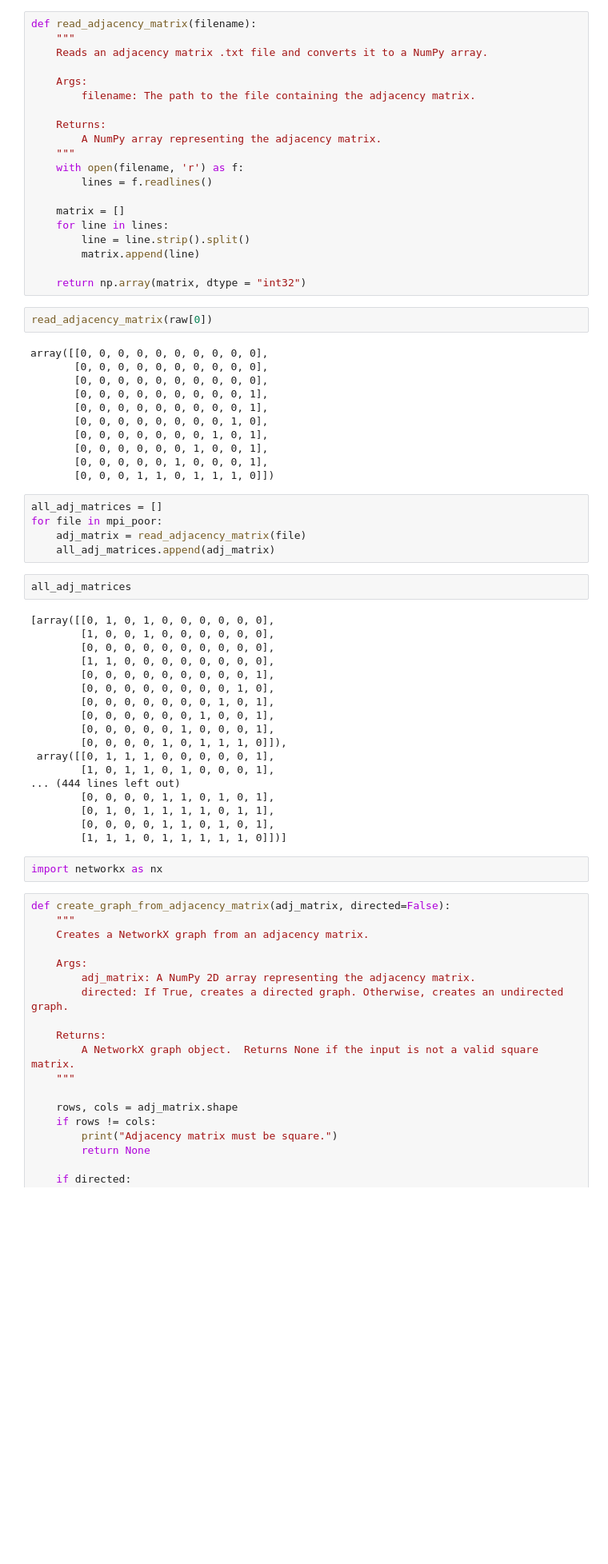
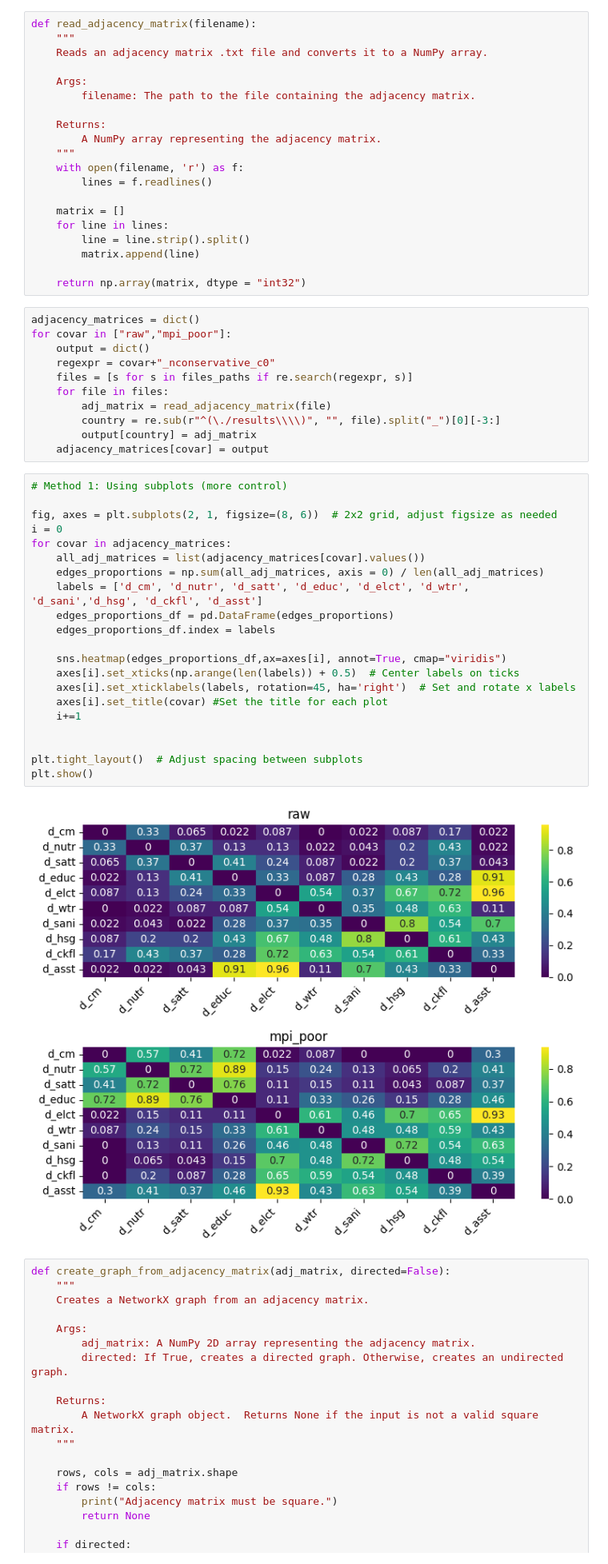
Before and after one commit to girelaignacio/DiscreteMarkovNetworkMPI, a Jupyter notebook: analysis_of_results.ipynb, the cells around one changed output. Shown at 80% size. Saved outputs shown, nothing was run; the diff lists cells and outputs as text; blank space fills up the shorter version.

```diff
--- a/analysis_of_results.ipynb
+++ b/analysis_of_results.ipynb
@@ -72,46 +32,40 @@ def read_adjacency_matrix(filename):
         matrix.append(line)
 
     return np.array(matrix, dtype = "int32")
-# %%
-read_adjacency_matrix(raw[0])
-# %% [output]
-array([[0, 0, 0, 0, 0, 0, 0, 0, 0, 0],
-       [0, 0, 0, 0, 0, 0, 0, 0, 0, 0],
-       [0, 0, 0, 0, 0, 0, 0, 0, 0, 0],
-       [0, 0, 0, 0, 0, 0, 0, 0, 0, 1],
-       [0, 0, 0, 0, 0, 0, 0, 0, 0, 1],
-       [0, 0, 0, 0, 0, 0, 0, 0, 1, 0],
-       [0, 0, 0, 0, 0, 0, 0, 1, 0, 1],
-       [0, 0, 0, 0, 0, 0, 1, 0, 0, 1],
-       [0, 0, 0, 0, 0, 1, 0, 0, 0, 1],
-       [0, 0, 0, 1, 1, 0, 1, 1, 1, 0]])
-# %%
-all_adj_matrices = []
-for file in mpi_poor:
-    adj_matrix = read_adjacency_matrix(file)
-    all_adj_matrices.append(adj_matrix)
-# %%
-all_adj_matrices
-# %% [output]
-[array([[0, 1, 0, 1, 0, 0, 0, 0, 0, 0],
-        [1, 0, 0, 1, 0, 0, 0, 0, 0, 0],
-        [0, 0, 0, 0, 0, 0, 0, 0, 0, 0],
-        [1, 1, 0, 0, 0, 0, 0, 0, 0, 0],
-        [0, 0, 0, 0, 0, 0, 0, 0, 0, 1],
-        [0, 0, 0, 0, 0, 0, 0, 0, 1, 0],
-        [0, 0, 0, 0, 0, 0, 0, 1, 0, 1],
-        [0, 0, 0, 0, 0, 0, 1, 0, 0, 1],
-        [0, 0, 0, 0, 0, 1, 0, 0, 0, 1],
-        [0, 0, 0, 0, 1, 0, 1, 1, 1, 0]]),
- array([[0, 1, 1, 1, 0, 0, 0, 0, 0, 1],
-        [1, 0, 1, 1, 0, 1, 0, 0, 0, 1],
-... (444 lines left out)
-        [0, 0, 0, 0, 1, 1, 0, 1, 0, 1],
-        [0, 1, 0, 1, 1, 1, 1, 0, 1, 1],
-        [0, 0, 0, 0, 1, 1, 0, 1, 0, 1],
-        [1, 1, 1, 0, 1, 1, 1, 1, 1, 0]])]
-# %%
-import networkx as nx
+# %%
+adjacency_matrices = dict()
+for covar in ["raw","mpi_poor"]:
+    output = dict()
+    regexpr = covar+"_nconservative_c0"
+    files = [s for s in files_paths if re.search(regexpr, s)]
+    for file in files:
+        adj_matrix = read_adjacency_matrix(file)
+        country = re.sub(r"^(\./results\\\\)", "", file).split("_")[0][-3:]
+        output[country] = adj_matrix
+    adjacency_matrices[covar] = output
+# %%
+# Method 1: Using subplots (more control)
+
+fig, axes = plt.subplots(2, 1, figsize=(8, 6))  # 2x2 grid, adjust figsize as needed
+i = 0
+for covar in adjacency_matrices:
+    all_adj_matrices = list(adjacency_matrices[covar].values())
+    edges_proportions = np.sum(all_adj_matrices, axis = 0) / len(all_adj_matrices)
+    labels = ['d_cm', 'd_nutr', 'd_satt', 'd_educ', 'd_elct', 'd_wtr', 'd_sani','d_hsg', 'd_ckfl', 'd_asst']
+    edges_proportions_df = pd.DataFrame(edges_proportions)
+    edges_proportions_df.index = labels
+
+    sns.heatmap(edges_proportions_df,ax=axes[i], annot=True, cmap="viridis")
+    axes[i].set_xticks(np.arange(len(labels)) + 0.5)  # Center labels on ticks
+    axes[i].set_xticklabels(labels, rotation=45, ha='right')  # Set and rotate x labels
+    axes[i].set_title(covar) #Set the title for each plot
+    i+=1
+
+
+plt.tight_layout()  # Adjust spacing between subplots
+plt.show()
+# %% [output]
+[figure, added]
 # %%
 def create_graph_from_adjacency_matrix(adj_matrix, directed=False):
     """
```
Also changed, not shown: parts of 21 cells of this notebook, 1 other file.
